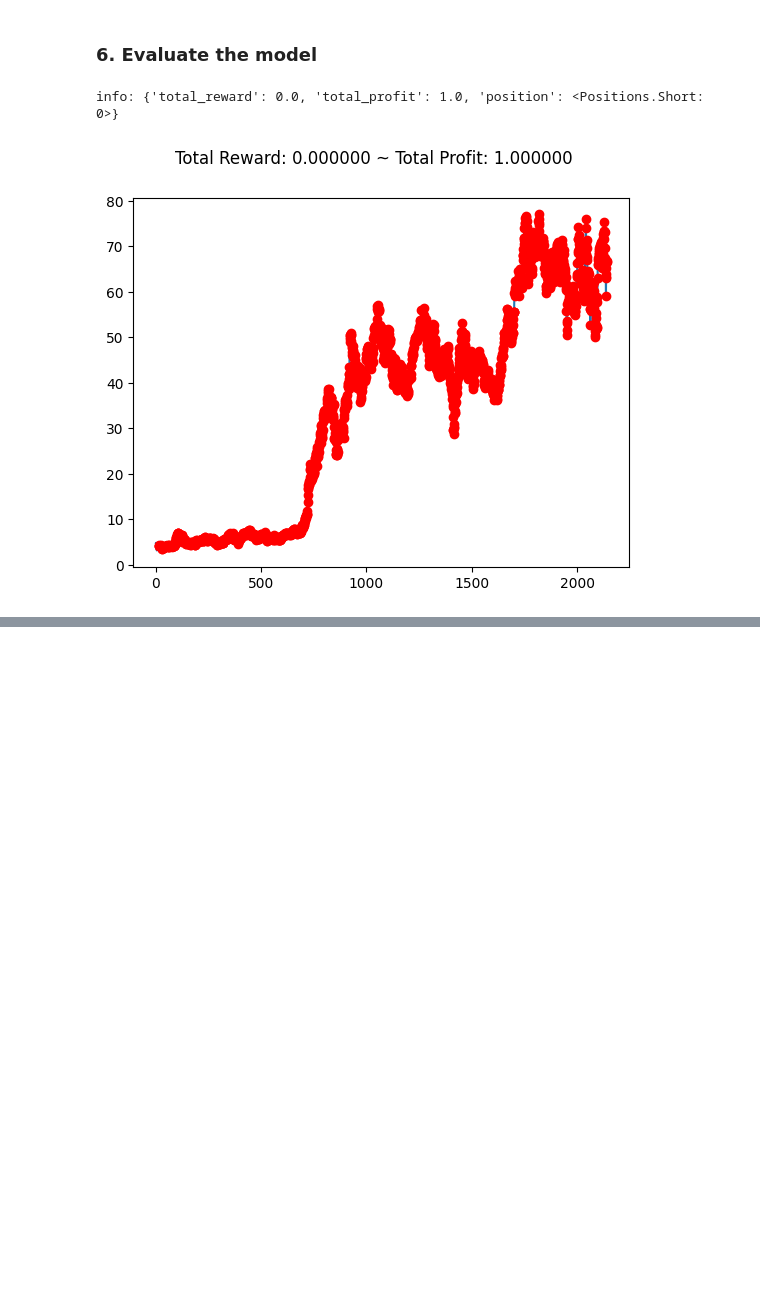
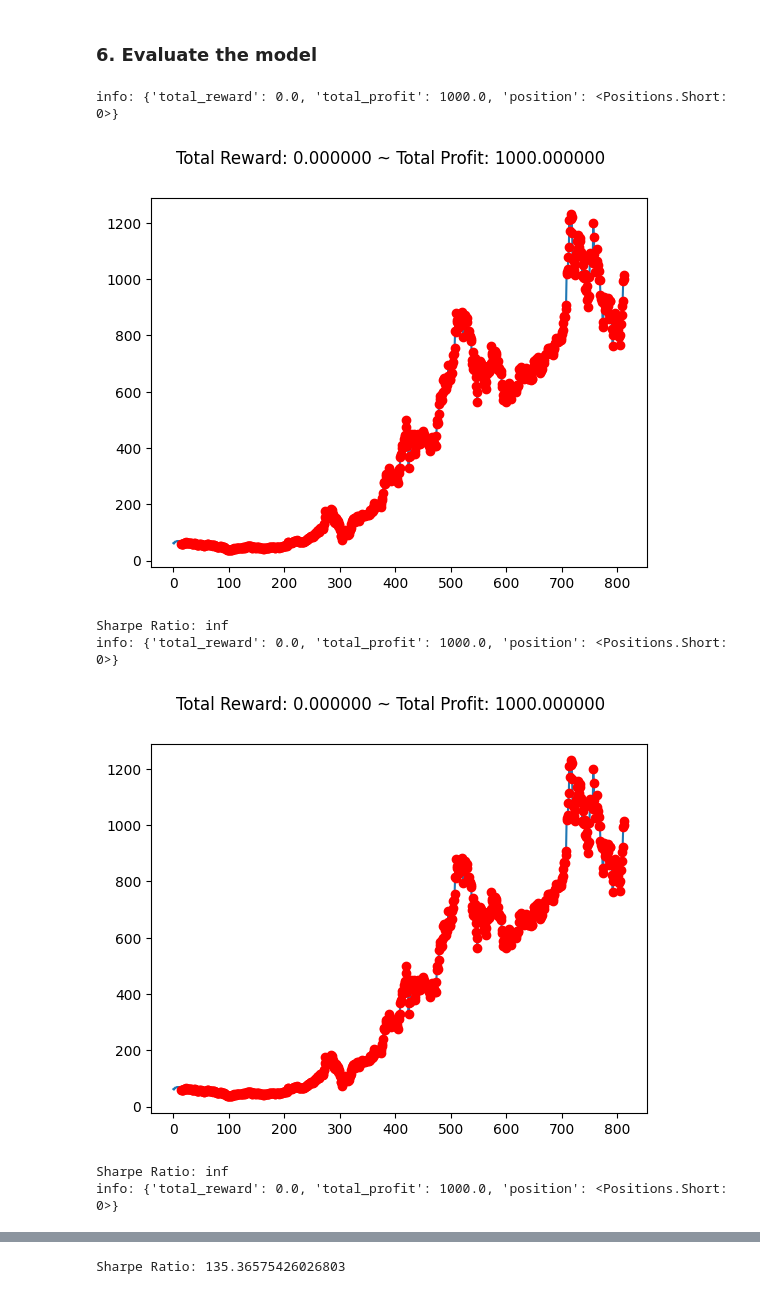
Before and after one commit to mega5800/algo-trading-system, a Jupyter notebook: notebooks/gym_anytrading.ipynb, the cells around one changed output, grey strips where cells are left out. Saved outputs shown, nothing was run; the diff lists cells and outputs as text; code cells hidden in the pictures; blank space fills up the shorter version.

Commit message:
Notebook: graphs generated in notebooks

```diff
--- a/notebooks/gym_anytrading.ipynb
+++ b/notebooks/gym_anytrading.ipynb
@@ -103,8 +179,14 @@ test_df:  814
 train_df.shape
 # %% [output]
 (2142, 6)
+# %%
+# Create log dir
+log_dir = "/tmp/gym/"
+os.makedirs(log_dir, exist_ok=True)
 # %%
-env = gym.make('stocks-v0', df=train_df, frame_bound=(WINDOW_SIZE, len(train_df)), window_size=WINDOW_SIZE)
+env = MyCustomEnv(df=train_df, frame_bound=(WINDOW_SIZE, len(train_df)), window_size=WINDOW_SIZE)
+
+env = Monitor(env, log_dir)
 # %%
 env.signal_features[:1,:]
 # %% [output]
@@ -170,6 +252,11 @@ info: {'total_reward': 387.4859390258789, 'total_profit': 0.3180733811624137, 'p
 ### 5 creating and training the model
 # %%
 model = A2C("MlpPolicy", env, verbose=1)
-model.learn(total_timesteps=1000000)
+
+# Create the callback: check every 2142 steps
+callback = SaveOnBestTrainingRewardCallback(check_freq=2142, log_dir=log_dir)
+
+# Train the model
+model.learn(total_timesteps=428400,callback=callback)
 # %% [output]
 Streaming output truncated to the last 5000 lines.
@@ -203,23 +323,40 @@ Streaming output truncated to the last 5000 lines.
 # %% [markdown]
 ### 6. Evaluate the model
 # %%
-env = gym.make('stocks-v0', df=train_df, frame_bound=(WINDOW_SIZE, len(train_df)), window_size=WINDOW_SIZE)
+total_profit_list = []
+total_reward_list = []
+total_sharpe_ratio_list = []
 
+for i in range(5):
 
-observation, info = env.reset(seed=2024)
-while True:
-    action = model.predict(observation)
-    observation, reward, terminated, truncated, info = env.step(action[0])
-    done = terminated or truncated
+  env = MyCustomEnv(df=test_df, frame_bound=(WINDOW_SIZE, len(test_df)), window_size=WINDOW_SIZE)
 
-    # env.render()
-    if done:
-        print("info:", info)
-        break
+  observation, info = env.reset(seed=2024)
+  while True:
+      action = model.predict(observation)
+      observation, reward, terminated, truncated, info = env.step(action[0])
+      done = terminated or truncated
 
-plt.cla()
-env.unwrapped.render_all()
-plt.show()
+      if done:
+          print("info:", info)
+          total_profit_list.append(info['total_profit'])
+          total_reward_list.append(info['total_reward'])
+          break
+
+  plt.cla()
+  env.unwrapped.render_all()
+  plt.show()
+
+  AWR = env.history['total_profit']
+
+  average_sharpe_ratio = np.mean(AWR) / np.std(AWR)
+  print('Sharpe Ratio:', average_sharpe_ratio)
+  total_sharpe_ratio_list.append(average_sharpe_ratio)
 # %% [output]
-info: {'total_reward': 0.0, 'total_profit': 1.0, 'position': <Positions.Short: 0>}
+info: {'total_reward': 0.0, 'total_profit': 1000.0, 'position': <Positions.Short: 0>}
-[figure, old version]
+[figure, new version]
+Sharpe Ratio: inf
+info: {'total_reward': 0.0, 'total_profit': 1000.0, 'position': <Positions.Short: 0>}
+[figure, added]
+Sharpe Ratio: inf
+info: {'total_reward': 0.0, 'total_profit': 1000.0, 'position': <Positions.Short: 0>}
@@ -225,0 +370 @@ info: {'total_reward': 0.0, 'total_profit': 1.0, 'position': <Positions.Short: 0
+Sharpe Ratio: 135.36575426026803
```
Also changed, not shown: parts of 18 cells of this notebook, 5 other files.
